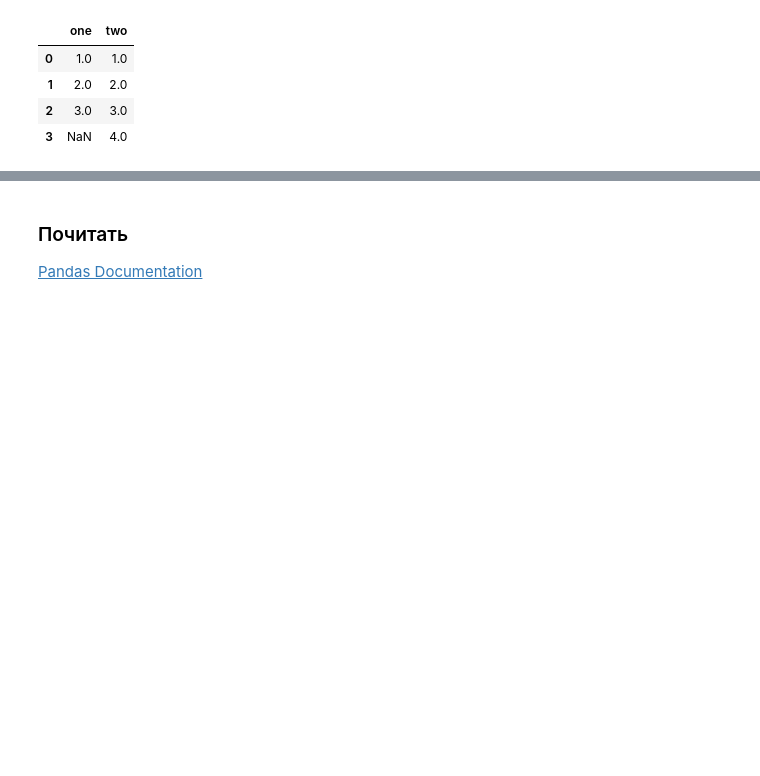
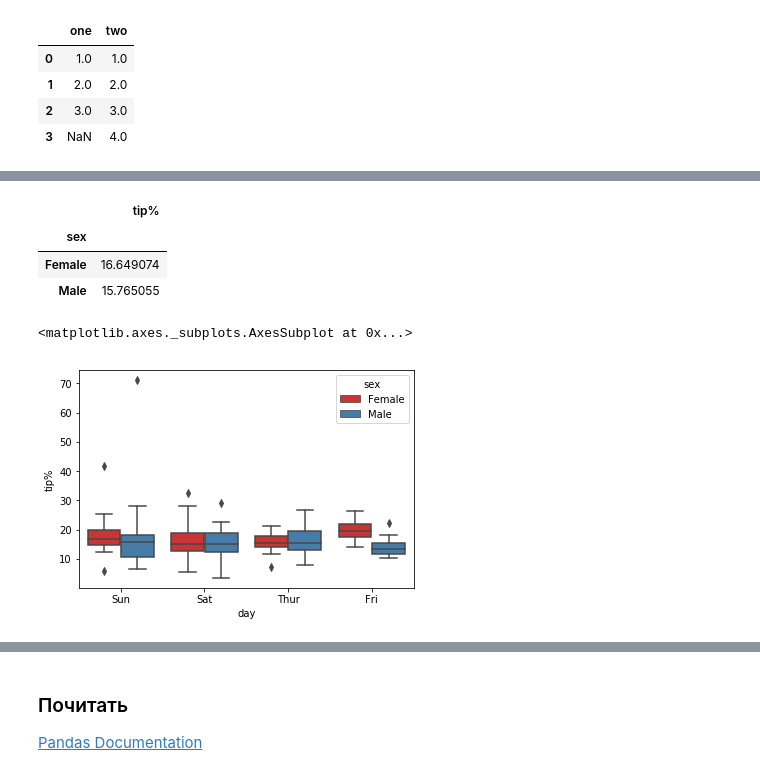
Before and after one commit to ckorikov/python-bar-review, a Jupyter notebook: 04-containers-2.ipynb, the cells around one changed output, grey strips where cells are left out. Cells and saved outputs as stored; diff of their text form; code cells hidden in the pictures; blank space fills up the shorter version.

Commit message:
fix(jupyter): add description pandas

```diff
--- a/04-containers-2.ipynb
+++ b/04-containers-2.ipynb
@@ -228,0 +241,4 @@ pd.DataFrame({'one': pd.Series([1., 2., 3.]),
+# %%
+# Загрузка датасета в pandas
+dataset = pd.read_csv("https://raw.github.com/pandas-dev/pandas/master/pandas/tests/data/tips.csv")
+dataset.head() # Показать первые несколько строк датасета
@@ -228,0 +254,3 @@ pd.DataFrame({'one': pd.Series([1., 2., 3.]),
+# %%
+# Новая колонка — чаевые как процент от суммы чека
+dataset["tip%"]=dataset["tip"]/dataset["total_bill"]*100
@@ -228,0 +272,16 @@ pd.DataFrame({'one': pd.Series([1., 2., 3.]),
+# %%
+# Сложный запрос в Pandas
+dataset.groupby(by="sex")[["tip%"]].mean()
+# %% [output]
+|  | tip% |
+| sex |  |
+| Female | 16.649074 |
+| Male | 15.765055 |
+# %%
+# Простейшая визуализация данных с Seaborn: boxplot по дням недели и полу
+import seaborn as sns
+import matplotlib.pyplot as plt
+sns.boxplot(x="day", y="tip%", hue="sex", data=dataset, palette="Set1")
+# %% [output]
+<matplotlib.axes._subplots.AxesSubplot at 0x...>
+[figure, added]
```
Also changed, not shown: parts of 14 cells of this notebook.
